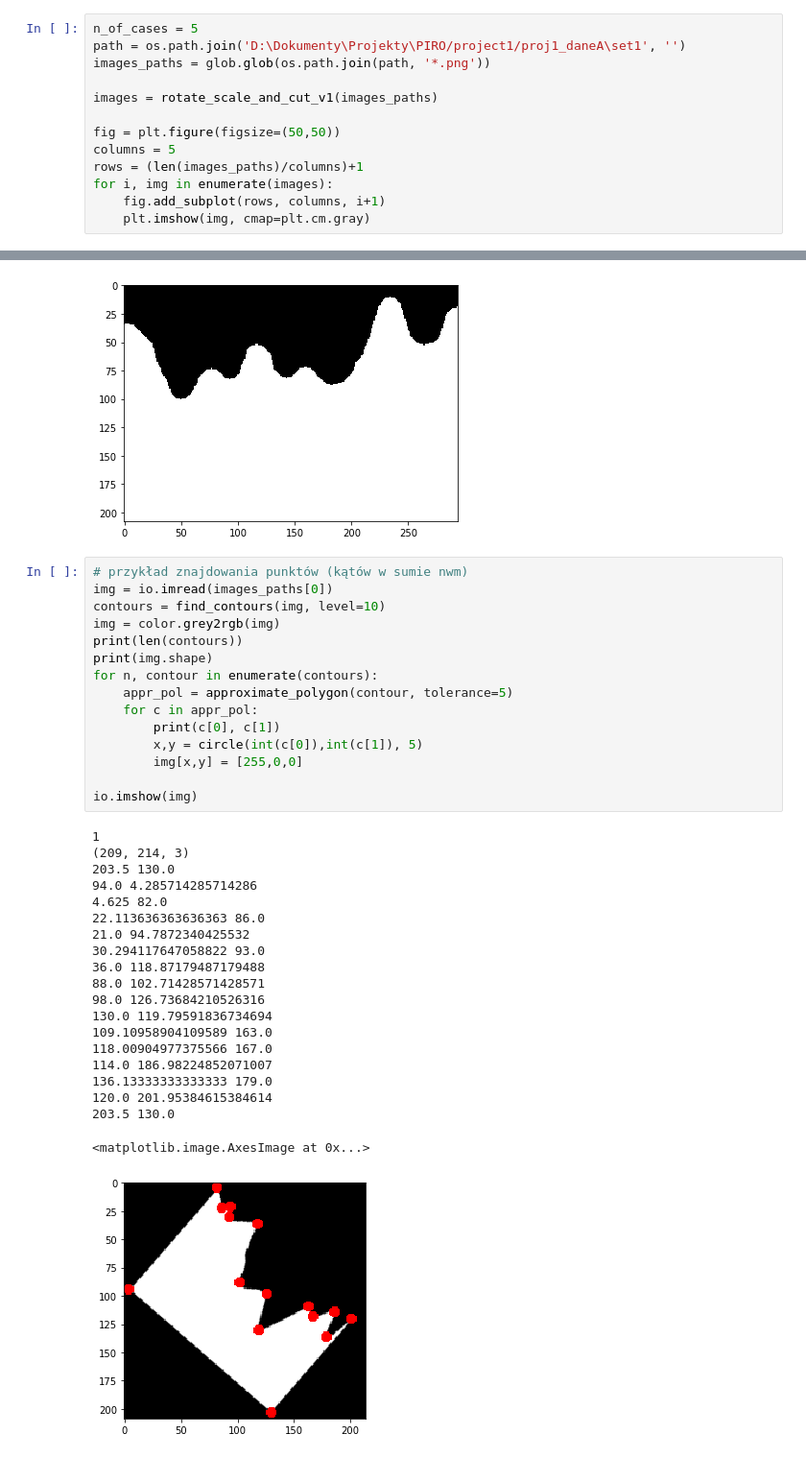
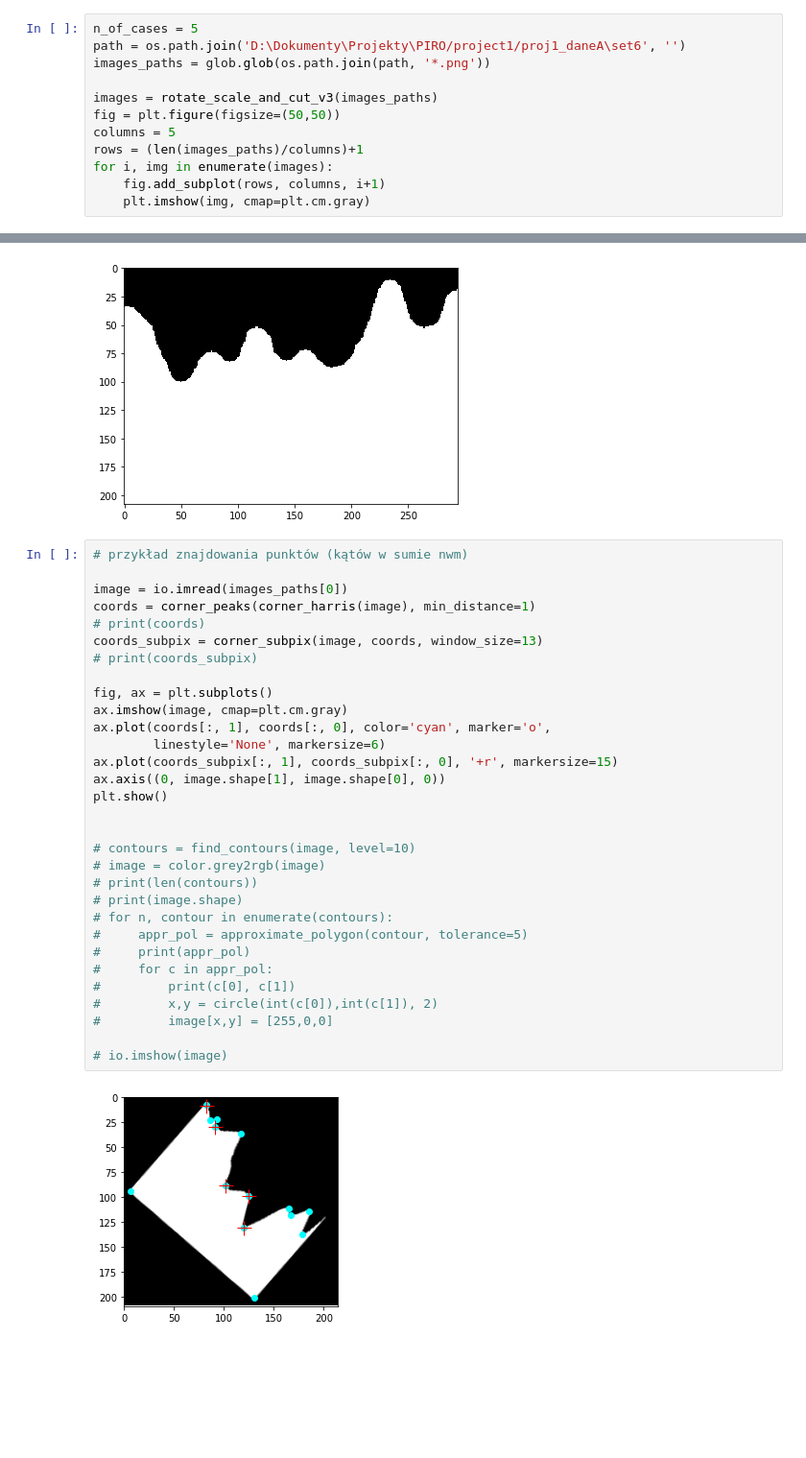
Before and after one commit to LiLatee/PIRO_project1, a Jupyter notebook: main.ipynb, the cells around one changed output, grey strips where cells are left out. Shown: that part at 96% size. Cells and saved outputs as stored; diff of their text form; blank space fills up the shorter version.

```diff
--- a/main.ipynb
+++ b/main.ipynb
@@ -325,11 +529,10 @@ def rotate_and_scale_v2(images_paths):
 #     return images_changed
 # %%
 n_of_cases = 5
-path = os.path.join('D:\Dokumenty\Projekty\PIRO/project1/proj1_daneA\set1', '')
+path = os.path.join('D:\Dokumenty\Projekty\PIRO/project1/proj1_daneA\set6', '')
 images_paths = glob.glob(os.path.join(path, '*.png'))
 
-images = rotate_scale_and_cut_v1(images_paths)
-
+images = rotate_scale_and_cut_v3(images_paths)
 fig = plt.figure(figsize=(50,50))
 columns = 5
 rows = (len(images_paths)/columns)+1
@@ -354,37 +574,34 @@ io.imshow(images[7])
 [figure]
 # %%
 # przykład znajdowania punktów (kątów w sumie nwm)
-img = io.imread(images_paths[0])
-contours = find_contours(img, level=10)
-img = color.grey2rgb(img)
-print(len(contours))
-print(img.shape)
-for n, contour in enumerate(contours):
-    appr_pol = approximate_polygon(contour, tolerance=5)
-    for c in appr_pol:
-        print(c[0], c[1])
-        x,y = circle(int(c[0]),int(c[1]), 5)
-        img[x,y] = [255,0,0]
 
-io.imshow(img)
+image = io.imread(images_paths[0])
+coords = corner_peaks(corner_harris(image), min_distance=1)
+# print(coords)
+coords_subpix = corner_subpix(image, coords, window_size=13)
+# print(coords_subpix)
+
+fig, ax = plt.subplots()
+ax.imshow(image, cmap=plt.cm.gray)
+ax.plot(coords[:, 1], coords[:, 0], color='cyan', marker='o',
+        linestyle='None', markersize=6)
+ax.plot(coords_subpix[:, 1], coords_subpix[:, 0], '+r', markersize=15)
+ax.axis((0, image.shape[1], image.shape[0], 0))
+plt.show()
+
+
+# contours = find_contours(image, level=10)
+# image = color.grey2rgb(image)
+# print(len(contours))
+# print(image.shape)
+# for n, contour in enumerate(contours):
+#     appr_pol = approximate_polygon(contour, tolerance=5)
+#     print(appr_pol)
+#     for c in appr_pol:
+#         print(c[0], c[1])
+#         x,y = circle(int(c[0]),int(c[1]), 2)
+#         image[x,y] = [255,0,0]
+
+# io.imshow(image)
 # %% [output]
-1
-(209, 214, 3)
-203.5 130.0
-94.0 4.285714285714286
-4.625 82.0
-22.113636363636363 86.0
-21.0 94.7872340425532
-30.294117647058822 93.0
-36.0 118.87179487179488
-88.0 102.71428571428571
-98.0 126.73684210526316
-130.0 119.79591836734694
-109.10958904109589 163.0
-118.00904977375566 167.0
-114.0 186.98224852071007
-136.13333333333333 179.0
-120.0 201.95384615384614
-203.5 130.0
-<matplotlib.image.AxesImage at 0x...>
-[figure, old version]
+[figure, new version]
```
Also changed, not shown: parts of 11 cells of this notebook.
